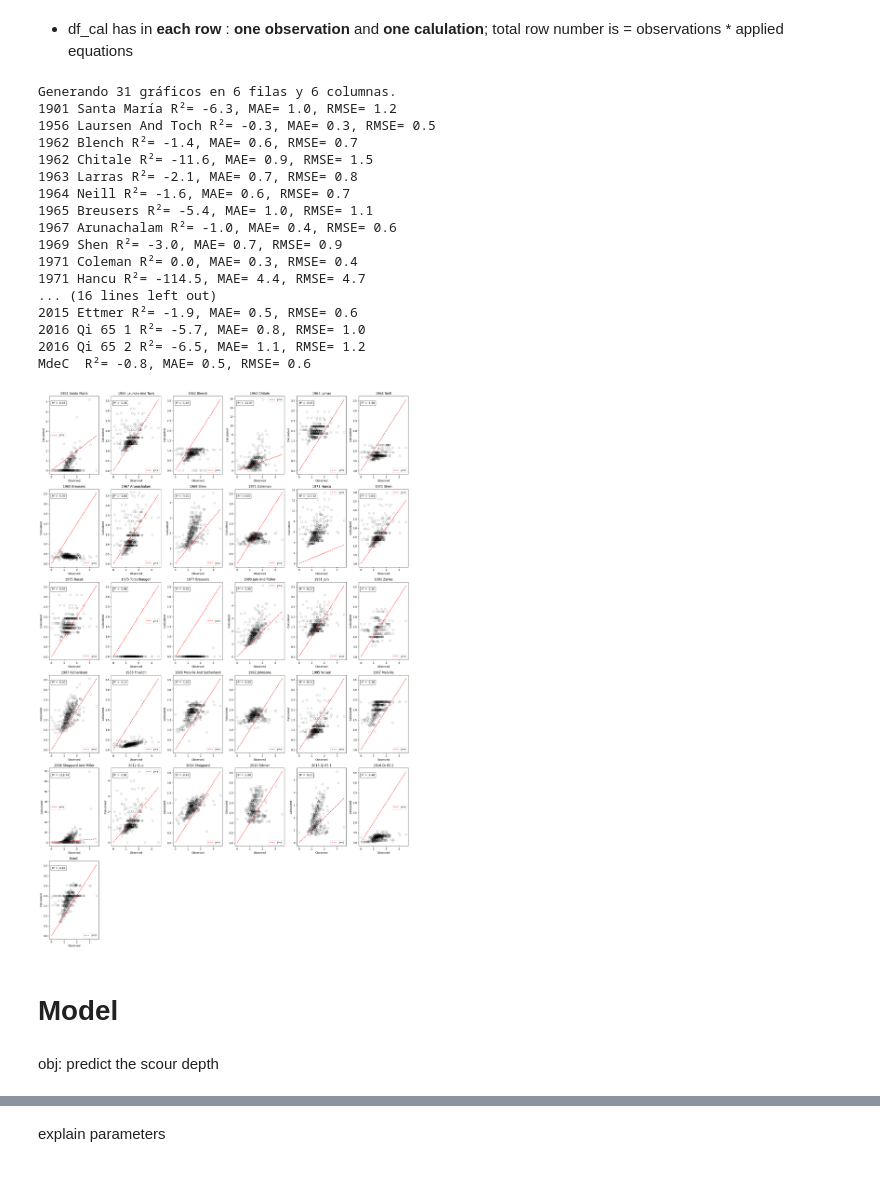
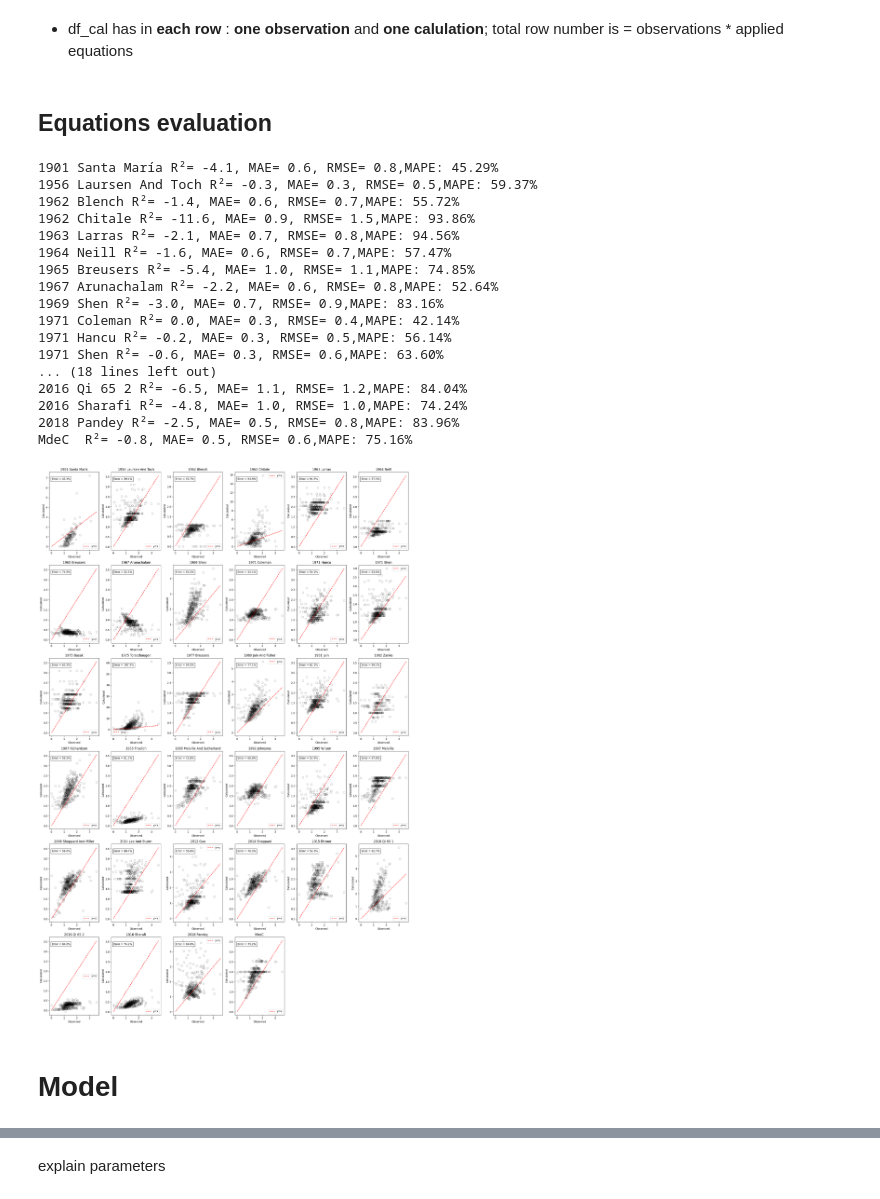
Before and after one commit to vsaengerderache/scour_ai, a Jupyter notebook: scour_ai_main.ipynb, the cells around one changed output, grey strips where cells are left out. Drawn from its saved outputs; the diff is of its cells as text; code cells hidden in the pictures.

```diff
--- a/scour_ai_main.ipynb
+++ b/scour_ai_main.ipynb
@@ -970,0 +1171,22 @@ ______________________________________________________________________
+# %%
+def eq_2018_pandey(y, b, d50, u, s):
+  """Estimating the maximum equilibrium scour depth around circular bridge pier
+  Source: https://doi.org/10.1007/s11069-017-3157-z
+
+  Args:
+    y: approach flow depth
+    b: pier diameter
+    d50: is particle size at 50% finer
+    u: approach flow velocity
+    s: relative density
+
+  Returns:
+    d_se: maximum scour depth
+    """
+
+  f_d50 = u/(((s-1)*g*d50)**(1/2))
+
+  # eq. (7)
+  d_se = y * (0.987*f_d50**(-0.302))*(y/b)**(-0.566)*(b/d50)**0.079
+
+  return d_se
@@ -970,0 +1309,7 @@ ______________________________________________________________________
+# %%
+# replace 'NaN_out_of_bonds' per NaN
+df_cal['cal'] = df_cal['cal'].replace('NaN_out_of_bonds', np.nan)
+
+# calculate dimensionless scour
+df_cal['cal_dimensionless'] = df_cal['cal'] / df_cal['b']
+display(df_cal)
@@ -971,5 +1330,7 @@ ______________________________________________________________________
 # %% [markdown]
 *  df_cal has in **each row** : **one observation** and **one calulation**; total row number is = observations * applied equations
+# %% [markdown]
+## Equations evaluation
 # %%
 from sklearn.metrics import r2_score, mean_squared_error, mean_absolute_error
 from scipy.stats import pearsonr
@@ -981,7 +1342,7 @@ equations = df_cal['equation'].unique()
 num_equations = len(equations)
 num_columns = 6  # set the number of columns for the plots
 num_rows = (num_equations // num_columns) + (num_equations % num_columns != 0)
-print(f"Generando {num_equations} gráficos en {num_rows} filas y {num_columns} columnas.")
+
 # create a figure with subplots
 fig, axes = plt.subplots(num_rows, num_columns, figsize=(20, num_rows * 5))
 axes = axes.flatten()  # flatten the axes array for easier iteration
@@ -1002,57 +1363,54 @@ for i, equation in enumerate(equations):
     # calculate r²
     mask = ~np.isnan(observed) & ~np.isnan(calculated)  # consider non-NA values
     obs_filtered = observed[mask]
     cal_filtered = calculated[mask]
 
+    #
     r2 = r2_score(obs_filtered, cal_filtered)
     mae = mean_absolute_error(obs_filtered, cal_filtered)
     rmse = np.sqrt(mean_squared_error(obs_filtered, cal_filtered))
+    mape = np.mean(np.abs((obs_filtered - cal_filtered) / obs_filtered)) * 100
 
 
-    print(f'{formatted_title} R²= {r2:.1f}, MAE= {mae:.1f}, RMSE= {rmse:.1f}')
-
-    #print(f'{formatted_title} R²= {r2:.2f}, RMSE= {rmse:.2f}')
-    #print(f'{formatted_title} R²= {r2:.2f}')
+    print(f'{formatted_title} R²= {r2:.1f}, MAE= {mae:.1f}, RMSE= {rmse:.1f},MAPE: {mape:.2f}%')
 
     # create the scatter plot on the appropriate axis
     ax = axes[i]
     ax.scatter(observed, calculated, alpha=0.3, edgecolors='black', facecolors='none', s=50)
     ax.plot([min(observed), max(observed)], [min(observed), max(observed)], color='red', linestyle='--', label='y=x')
     ax.set_xlabel('Observed', fontsize=10)
     ax.set_ylabel('Calculated', fontsize=10)
     ax.set_title(formatted_title, fontsize=12)
     ax.legend()
 
     # add r² inside the plot
-    ax.text(0.05, 0.9, f'R² = {r2:.2f}', transform=ax.transAxes, fontsize=10, bbox=dict(facecolor='white', alpha=0.8))
+    ax.text(0.05, 0.9, f'Error = {mape:.1f}%', transform=ax.transAxes, fontsize=10, bbox=dict(facecolor='white', alpha=0.8))
 
 # hide any unused subplots if the number of equations is less than the number of subplots
 for j in range(i + 1, len(axes)):
     axes[j].axis('off')
 
 # adjust layout and show the plots
 plt.tight_layout()
 plt.show()
 # %% [output]
-Generando 31 gráficos en 6 filas y 6 columnas.
-1901 Santa María R²= -6.3, MAE= 1.0, RMSE= 1.2
-1956 Laursen And Toch R²= -0.3, MAE= 0.3, RMSE= 0.5
-1962 Blench R²= -1.4, MAE= 0.6, RMSE= 0.7
-1962 Chitale R²= -11.6, MAE= 0.9, RMSE= 1.5
-1963 Larras R²= -2.1, MAE= 0.7, RMSE= 0.8
-1964 Neill R²= -1.6, MAE= 0.6, RMSE= 0.7
-1965 Breusers R²= -5.4, MAE= 1.0, RMSE= 1.1
-1967 Arunachalam R²= -1.0, MAE= 0.4, RMSE= 0.6
-1969 Shen R²= -3.0, MAE= 0.7, RMSE= 0.9
-1971 Coleman R²= 0.0, MAE= 0.3, RMSE= 0.4
-1971 Hancu R²= -114.5, MAE= 4.4, RMSE= 4.7
-... (16 lines left out)
-2015 Ettmer R²= -1.9, MAE= 0.5, RMSE= 0.6
-2016 Qi 65 1 R²= -5.7, MAE= 0.8, RMSE= 1.0
-2016 Qi 65 2 R²= -6.5, MAE= 1.1, RMSE= 1.2
-MdeC  R²= -0.8, MAE= 0.5, RMSE= 0.6
+1901 Santa María R²= -4.1, MAE= 0.6, RMSE= 0.8,MAPE: 45.29%
+1956 Laursen And Toch R²= -0.3, MAE= 0.3, RMSE= 0.5,MAPE: 59.37%
+1962 Blench R²= -1.4, MAE= 0.6, RMSE= 0.7,MAPE: 55.72%
+1962 Chitale R²= -11.6, MAE= 0.9, RMSE= 1.5,MAPE: 93.86%
+1963 Larras R²= -2.1, MAE= 0.7, RMSE= 0.8,MAPE: 94.56%
+1964 Neill R²= -1.6, MAE= 0.6, RMSE= 0.7,MAPE: 57.47%
+1965 Breusers R²= -5.4, MAE= 1.0, RMSE= 1.1,MAPE: 74.85%
+1967 Arunachalam R²= -2.2, MAE= 0.6, RMSE= 0.8,MAPE: 52.64%
+1969 Shen R²= -3.0, MAE= 0.7, RMSE= 0.9,MAPE: 83.16%
+1971 Coleman R²= 0.0, MAE= 0.3, RMSE= 0.4,MAPE: 42.14%
+1971 Hancu R²= -0.2, MAE= 0.3, RMSE= 0.5,MAPE: 56.14%
+1971 Shen R²= -0.6, MAE= 0.3, RMSE= 0.6,MAPE: 63.60%
+... (18 lines left out)
+2016 Qi 65 2 R²= -6.5, MAE= 1.1, RMSE= 1.2,MAPE: 84.04%
+2016 Sharafi R²= -4.8, MAE= 1.0, RMSE= 1.0,MAPE: 74.24%
+2018 Pandey R²= -2.5, MAE= 0.5, RMSE= 0.8,MAPE: 83.96%
+MdeC  R²= -0.8, MAE= 0.5, RMSE= 0.6,MAPE: 75.16%
-[figure, old version]
+[figure, new version]
 # %% [markdown]
 # Model
-# %% [markdown]
-obj: predict the scour depth
```
Also changed, not shown: parts of 110 cells of this notebook.
